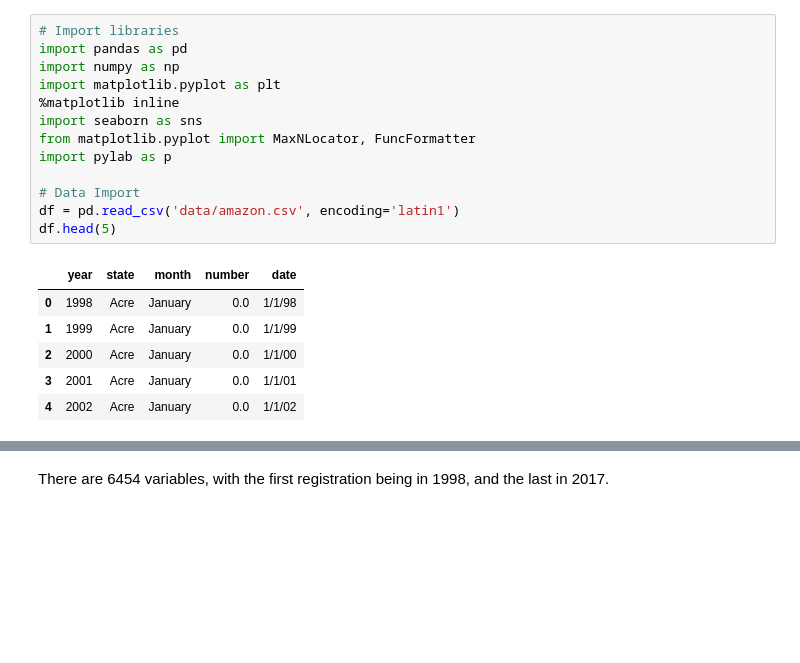
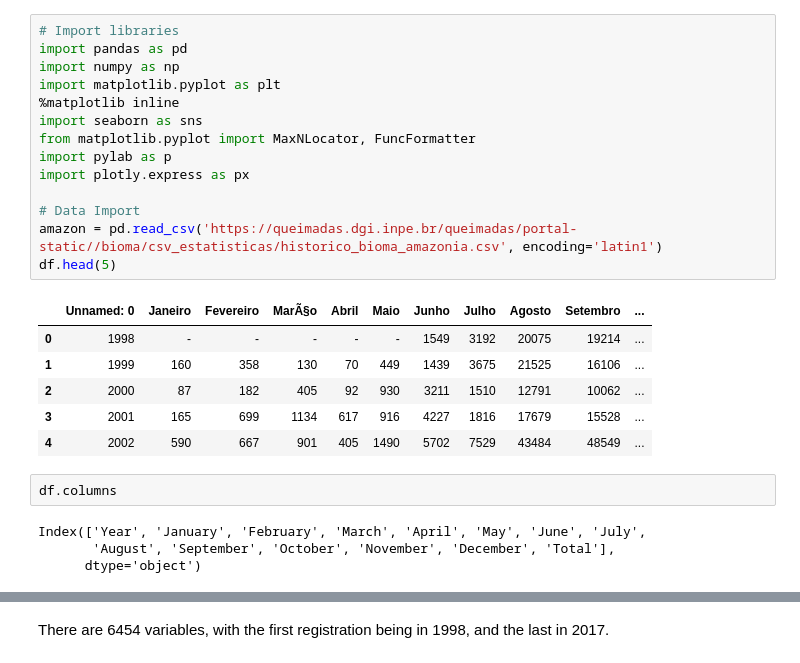
Before and after one commit to ismael-araujo/Analyzing-Wildfires-in-Brazil, a Jupyter notebook: amazon-wildfire-analysis-2021.ipynb, the cells around one changed output, grey strips where cells are left out. Saved outputs shown, nothing was run; the diff lists cells and outputs as text; blank space fills up the shorter version.

```diff
--- a/amazon-wildfire-analysis-2021.ipynb
+++ b/amazon-wildfire-analysis-2021.ipynb
@@ -12,20 +12,27 @@ First, importing and preparing the data
 # %%
 # Import libraries
 import pandas as pd
 import numpy as np
 import matplotlib.pyplot as plt
 %matplotlib inline
 import seaborn as sns
 from matplotlib.pyplot import MaxNLocator, FuncFormatter
 import pylab as p
+import plotly.express as px
 
 # Data Import
-df = pd.read_csv('data/amazon.csv', encoding='latin1')
+amazon = pd.read_csv('https://queimadas.dgi.inpe.br/queimadas/portal-static//bioma/csv_estatisticas/historico_bioma_amazonia.csv', encoding='latin1')
 df.head(5)
 # %% [output]
-|  | year | state | month | number | date |
-| 0 | 1998 | Acre | January | 0.0 | 1/1/98 |
-| 1 | 1999 | Acre | January | 0.0 | 1/1/99 |
-| 2 | 2000 | Acre | January | 0.0 | 1/1/00 |
-| 3 | 2001 | Acre | January | 0.0 | 1/1/01 |
-| 4 | 2002 | Acre | January | 0.0 | 1/1/02 |
+|  | Unnamed: 0 | Janeiro | Fevereiro | MarÃ§o | Abril | Maio | Junho | Julho | Agosto | Setembro | ... |
+| 0 | 1998 | - | - | - | - | - | 1549 | 3192 | 20075 | 19214 | ... |
+| 1 | 1999 | 160 | 358 | 130 | 70 | 449 | 1439 | 3675 | 21525 | 16106 | ... |
+| 2 | 2000 | 87 | 182 | 405 | 92 | 930 | 3211 | 1510 | 12791 | 10062 | ... |
+| 3 | 2001 | 165 | 699 | 1134 | 617 | 916 | 4227 | 1816 | 17679 | 15528 | ... |
+| 4 | 2002 | 590 | 667 | 901 | 405 | 1490 | 5702 | 7529 | 43484 | 48549 | ... |
+# %%
+df.columns
+# %% [output]
+Index(['Year', 'January', 'February', 'March', 'April', 'May', 'June', 'July',
+       'August', 'September', 'October', 'November', 'December', 'Total'],
+      dtype='object')
```
Also changed, not shown: parts of 3 cells of this notebook.
